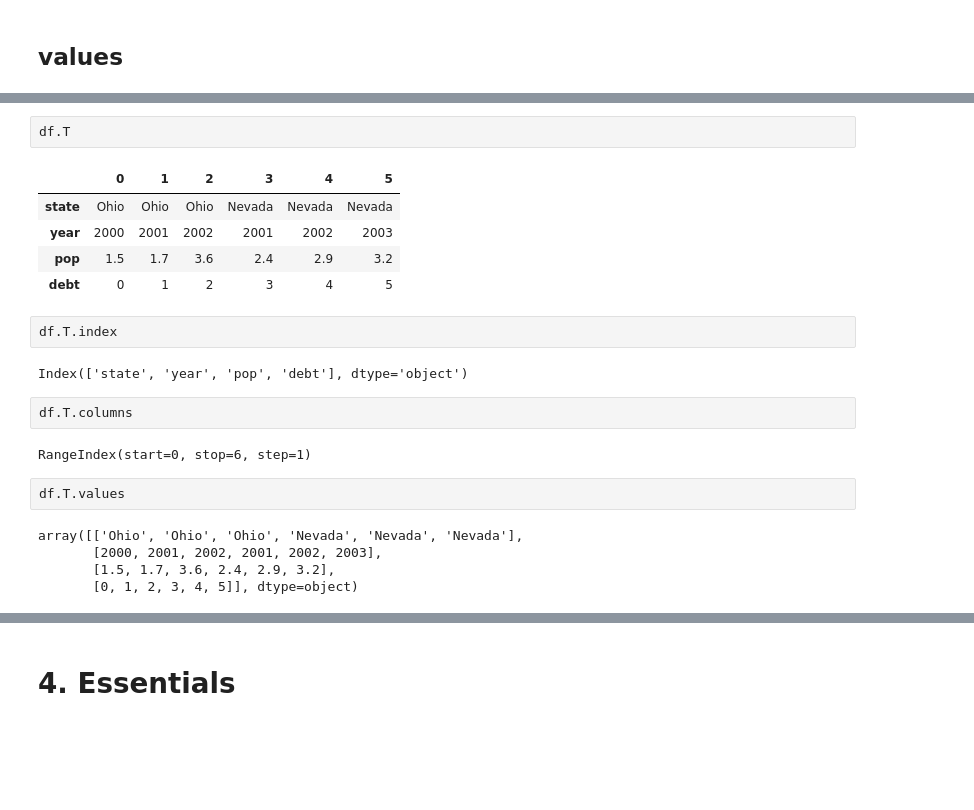
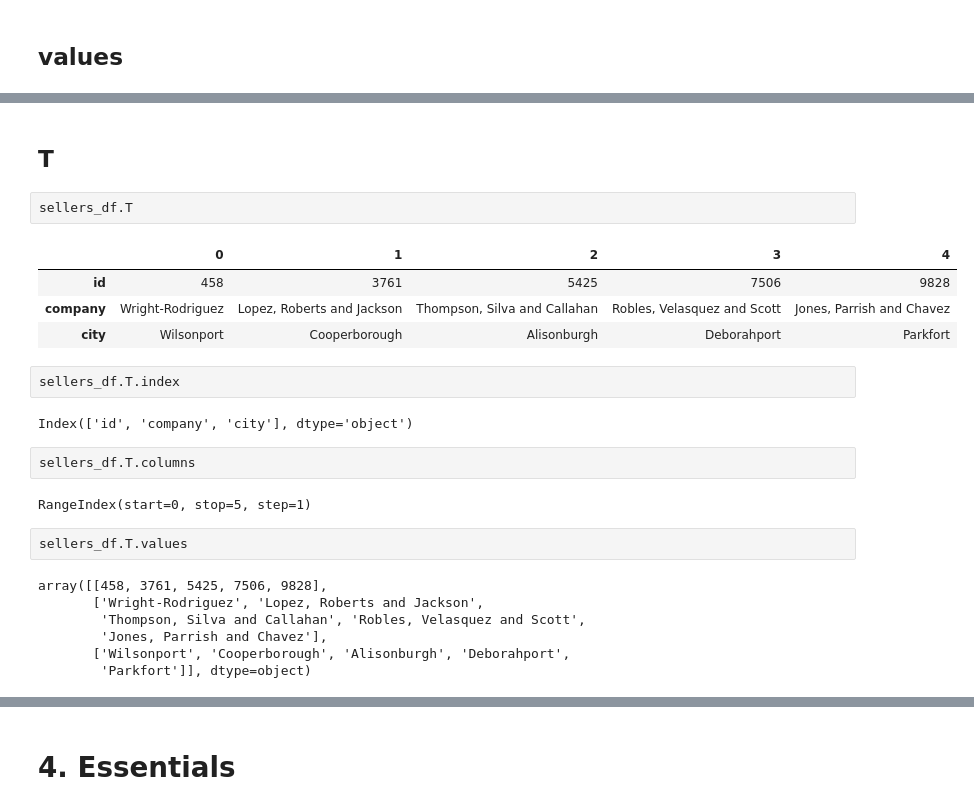
Before and after one commit to boyuan-li/BL-data-processing, a Jupyter notebook: Pandas.ipynb, the cells around one changed output, grey strips where cells are left out. Saved outputs shown, nothing was run; the diff lists cells and outputs as text; blank space fills up the shorter version.

```diff
--- a/Pandas.ipynb
+++ b/Pandas.ipynb
@@ -398,23 +279,26 @@ df
+# %% [markdown]
+## T
 # %%
-df.T
+sellers_df.T
 # %% [output]
-|  | 0 | 1 | 2 | 3 | 4 | 5 |
-| state | Ohio | Ohio | Ohio | Nevada | Nevada | Nevada |
-| year | 2000 | 2001 | 2002 | 2001 | 2002 | 2003 |
-| pop | 1.5 | 1.7 | 3.6 | 2.4 | 2.9 | 3.2 |
-| debt | 0 | 1 | 2 | 3 | 4 | 5 |
+|  | 0 | 1 | 2 | 3 | 4 |
+| id | 458 | 3761 | 5425 | 7506 | 9828 |
+| company | Wright-Rodriguez | Lopez, Roberts and Jackson | Thompson, Silva and Callahan | Robles, Velasquez and Scott | Jones, Parrish and Chavez |
+| city | Wilsonport | Cooperborough | Alisonburgh | Deborahport | Parkfort |
 # %%
-df.T.index
+sellers_df.T.index
 # %% [output]
-Index(['state', 'year', 'pop', 'debt'], dtype='object')
+Index(['id', 'company', 'city'], dtype='object')
 # %%
-df.T.columns
+sellers_df.T.columns
 # %% [output]
-RangeIndex(start=0, stop=6, step=1)
+RangeIndex(start=0, stop=5, step=1)
 # %%
-df.T.values
+sellers_df.T.values
 # %% [output]
-array([['Ohio', 'Ohio', 'Ohio', 'Nevada', 'Nevada', 'Nevada'],
-       [2000, 2001, 2002, 2001, 2002, 2003],
-       [1.5, 1.7, 3.6, 2.4, 2.9, 3.2],
-       [0, 1, 2, 3, 4, 5]], dtype=object)
+array([[458, 3761, 5425, 7506, 9828],
+       ['Wright-Rodriguez', 'Lopez, Roberts and Jackson',
+        'Thompson, Silva and Callahan', 'Robles, Velasquez and Scott',
+        'Jones, Parrish and Chavez'],
+       ['Wilsonport', 'Cooperborough', 'Alisonburgh', 'Deborahport',
+        'Parkfort']], dtype=object)
```
Also changed, not shown: parts of 161 cells of this notebook.
